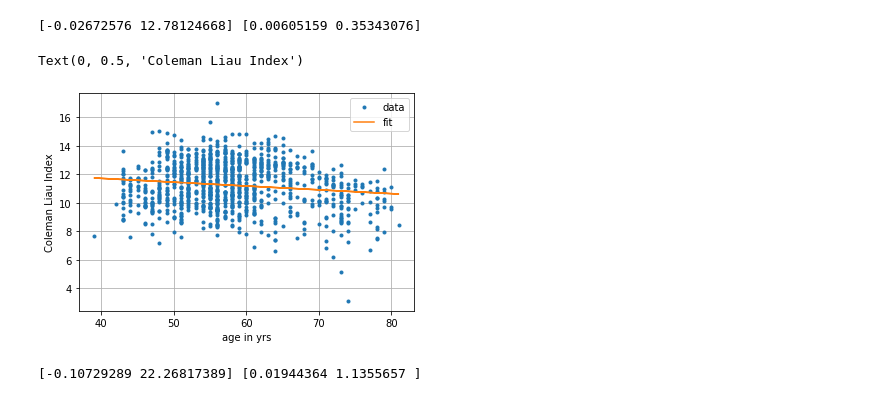
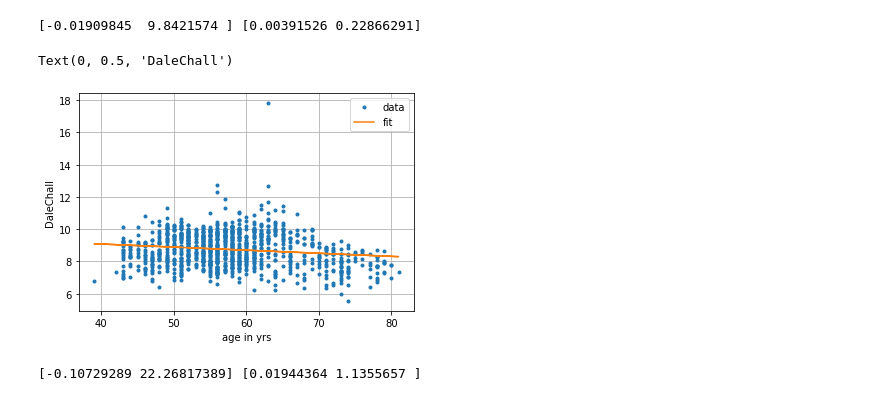
Before and after one commit to GabrielSUni/Meaning-in-Language, a Jupyter notebook: Speeches.ipynb, the cells around one changed output. Cells and saved outputs as stored; diff of their text form; code cells hidden in the pictures.

Commit message:
Run notebook to obtain the graphs

```diff
--- a/Speeches.ipynb
+++ b/Speeches.ipynb
@@ -99,24 +88,24 @@ df["DaleChall"] = np.array([Tests.DaleChall(Tests(df["transcript"][i])) for i in
 # %%
 def linear_fit(x, m , t):
     return m*x+t
 
-popt, pcov = opt.curve_fit(linear_fit, df["age"], df["CLI"])
+popt, pcov = opt.curve_fit(linear_fit, df["age"], df["DaleChall"])
 perr = np.sqrt(np.diag(pcov))
 
 print(popt, perr)
 
 
 plt.figure()
-plt.plot(df["age"], df["CLI"], label="data", linestyle="", marker=".")
+plt.plot(df["age"], df["DaleChall"], label="data", linestyle="", marker=".")
 plt.plot(df["age"], linear_fit(df["age"], *popt), label="fit")
 plt.grid()
 plt.legend()
 plt.xlabel("age in yrs")
-plt.ylabel("Coleman Liau Index")
+plt.ylabel("DaleChall")
 # %% [output]
-[-0.02672576 12.78124668] [0.00605159 0.35343076]
+[-0.01909845  9.8421574 ] [0.00391526 0.22866291]
-Text(0, 0.5, 'Coleman Liau Index')
+Text(0, 0.5, 'DaleChall')
-[figure, old version]
+[figure, new version]
 # %%
 popt, pcov = opt.curve_fit(linear_fit, df["age"], df["FogCount"])
 perr = np.sqrt(np.diag(pcov))
```
Also changed, not shown: parts of 3 cells of this notebook.
